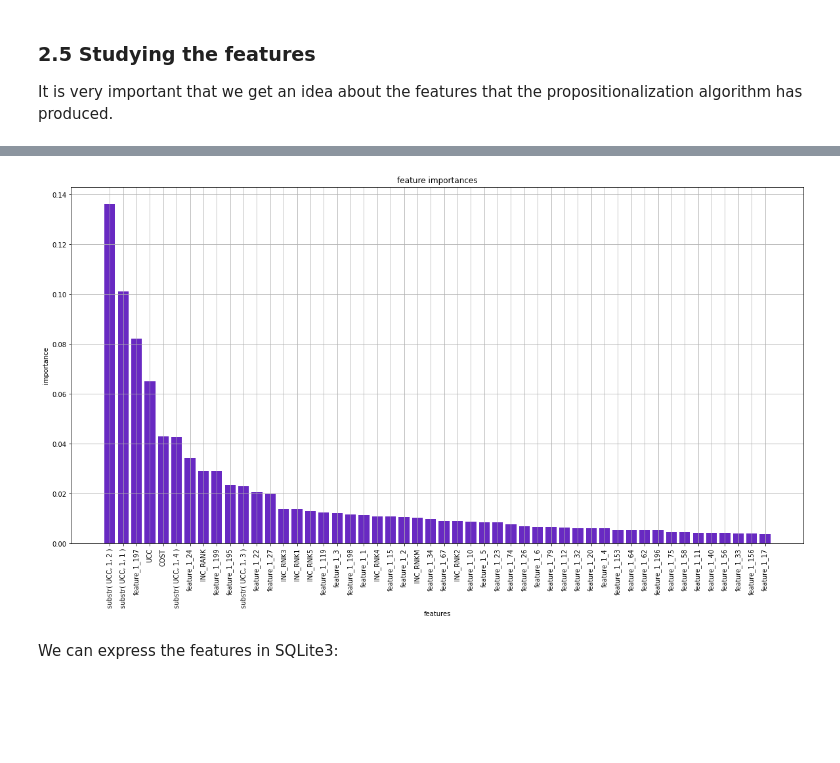
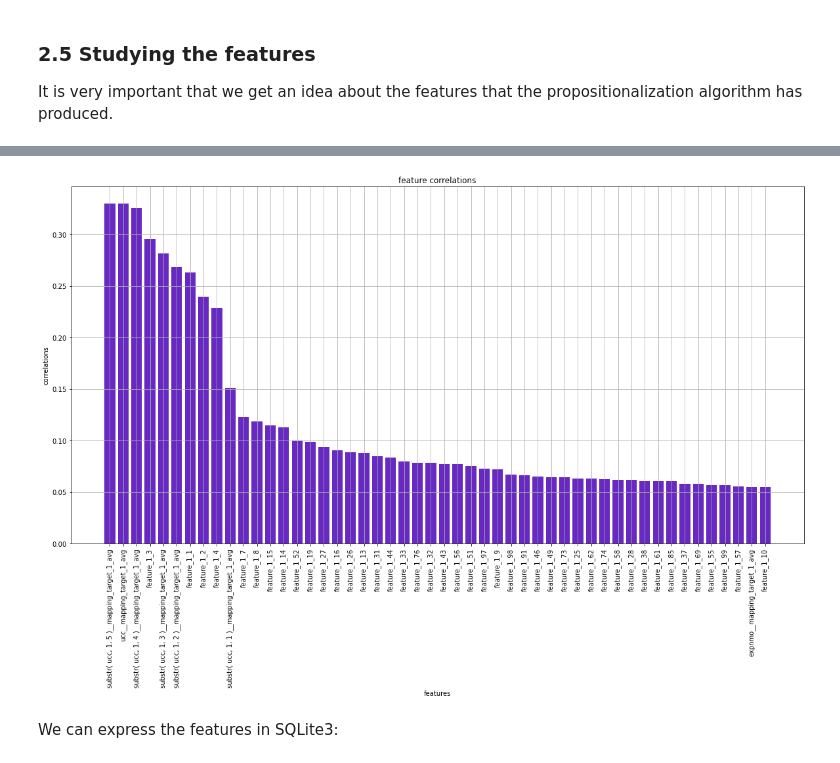
Before and after one commit to getml/getml-demo, a Jupyter notebook: consumer_expenditures.ipynb, the cells around one changed output, grey strips where cells are left out. Saved outputs shown, nothing was run; the diff lists cells and outputs as text; code cells hidden in the pictures; blank space fills up the shorter version.

```diff
--- a/consumer_expenditures.ipynb
+++ b/consumer_expenditures.ipynb
@@ -602,0 +582,12 @@ pipeline = Pipeline(
+# %%
+pipe2 = Pipeline(
+    tags=["first shot", "relboost"],
+    population=population_placeholder,
+    share_selected_features=0.9,
+    preprocessors=[ucc1, ucc2, ucc3, ucc4, ucc5, mapping],
+    feature_learners=relboost,
+    feature_selectors=feature_selector,
+    predictors=predictor
+)
+
+pipe2
@@ -615,7 +609,8 @@ OK.
 
 OK, let's go:
 # %%
-pipeline.fit(
-    population_table=df_population_training,
-    peripheral_tables={"EXPD": df_expd, "FMLD": df_fmld, "MEMD": df_memd}
-)
+peripheral_tables = {
+    "EXPD": df_expd,
+    "FMLD": df_fmld,
+    "MEMD": df_memd,
+}
@@ -649,0 +671,5 @@ url: http://localhost:1709/#/getpipeline/consumer_expenditures/Nz8LKp/0/
+# %%
+pipe2.fit(
+    population_table=df_population_training,
+    peripheral_tables=peripheral_tables
+)
@@ -705,20 +763,20 @@ plt.show()
 # %%
 LENGTH=50
 
-names, importances = pipeline.features.importances()
+names, correlations = pipe2.features.correlations()
 
 plt.subplots(figsize=(20, 10))
 
-plt.bar(names[:LENGTH], importances[:LENGTH], color='#6829c2')
+plt.bar(names[:LENGTH], correlations[:LENGTH], color='#6829c2')
 
-plt.title("feature importances")
+plt.title("feature correlations")
 plt.grid(True)
 plt.xlabel("features")
-plt.ylabel("importance")
+plt.ylabel("correlations")
 plt.xticks(rotation='vertical')
 
 plt.show()
 # %% [output]
-[figure, old version]
+[figure, new version]
 # %% [markdown]
 We can express the features in SQLite3:
```
Also changed, not shown: parts of 26 cells of this notebook.
